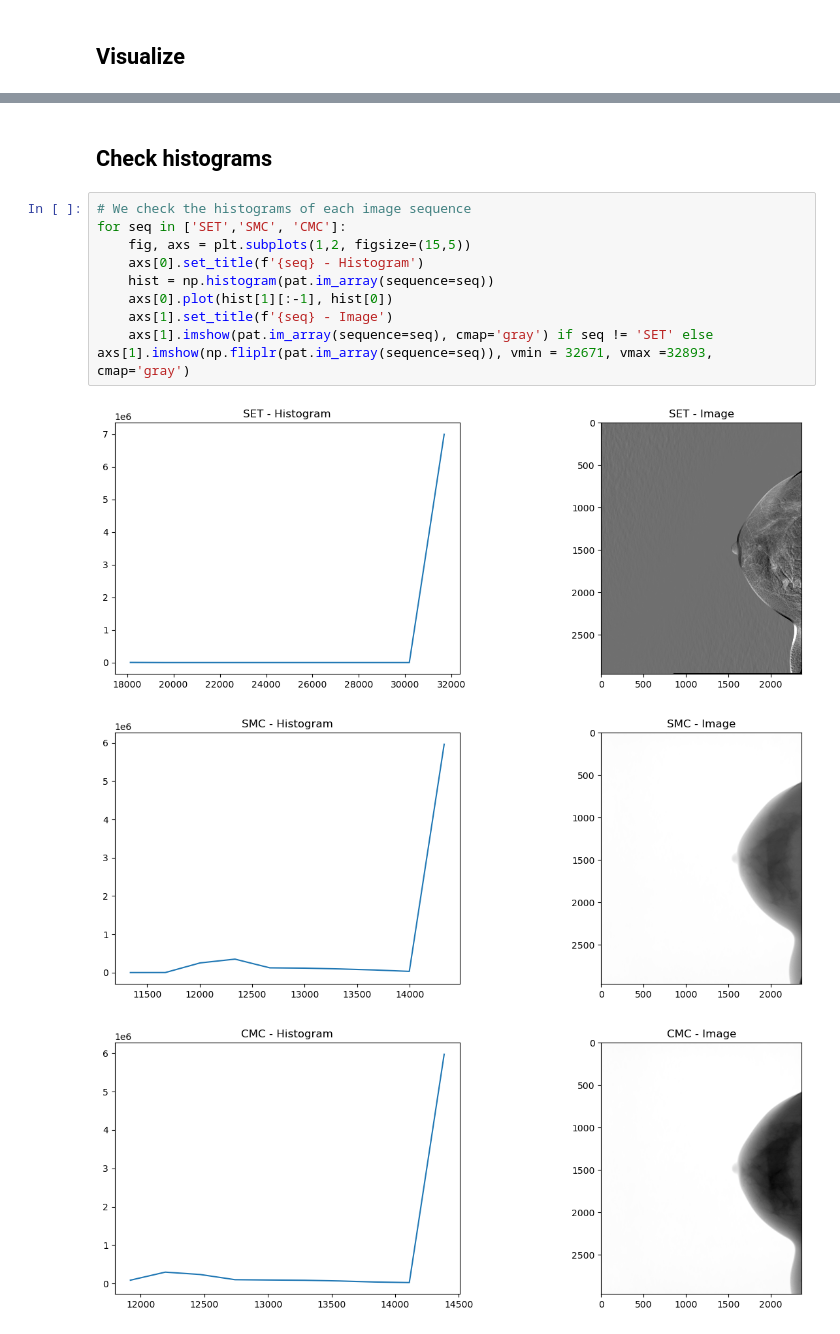
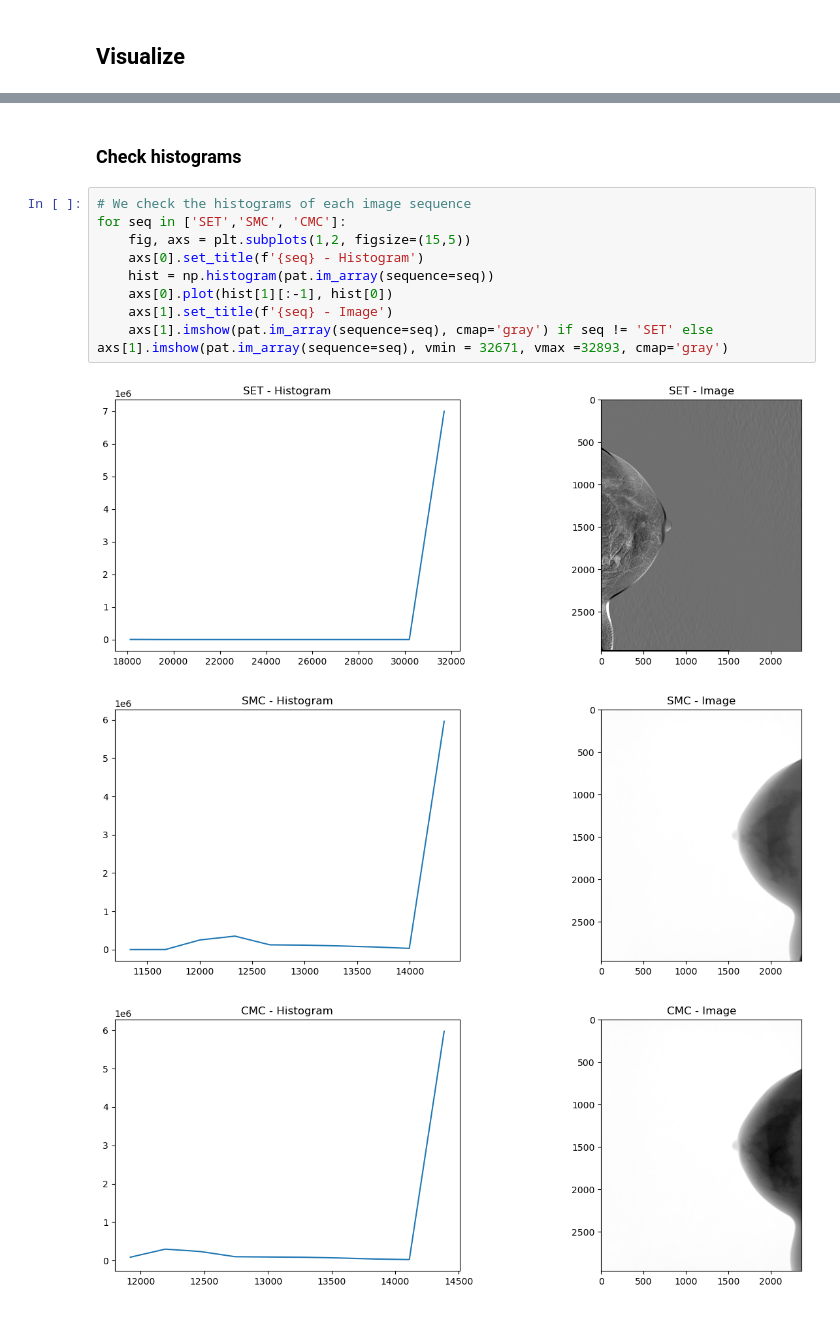
Before and after one commit to Likalto4/Added_value_feature_uncertainty, a Jupyter notebook: notebooks/budget/new_budget.ipynb, the cells around one changed output, grey strips where cells are left out. Cells and saved outputs as stored; diff of their text form.

```diff
--- a/notebooks/budget/new_budget.ipynb
+++ b/notebooks/budget/new_budget.ipynb
@@ -54,16 +57,16 @@ fig.show()
 [figure]
 # %% [markdown]
-## Check histograms
+### Check histograms
 # %%
 # We check the histograms of each image sequence
 for seq in ['SET','SMC', 'CMC']:
     fig, axs = plt.subplots(1,2, figsize=(15,5))
     axs[0].set_title(f'{seq} - Histogram')
     hist = np.histogram(pat.im_array(sequence=seq))
     axs[0].plot(hist[1][:-1], hist[0])
     axs[1].set_title(f'{seq} - Image')
-    axs[1].imshow(pat.im_array(sequence=seq), cmap='gray') if seq != 'SET' else axs[1].imshow(np.fliplr(pat.im_array(sequence=seq)), vmin = 32671, vmax =32893, cmap='gray')
+    axs[1].imshow(pat.im_array(sequence=seq), cmap='gray') if seq != 'SET' else axs[1].imshow(pat.im_array(sequence=seq), vmin = 32671, vmax =32893, cmap='gray')
 # %% [output]
-[figure, old version]
+[figure, new version]
 [figure]
 [figure]
```
Also changed, not shown: parts of 12 cells of this notebook, 3 other files.
